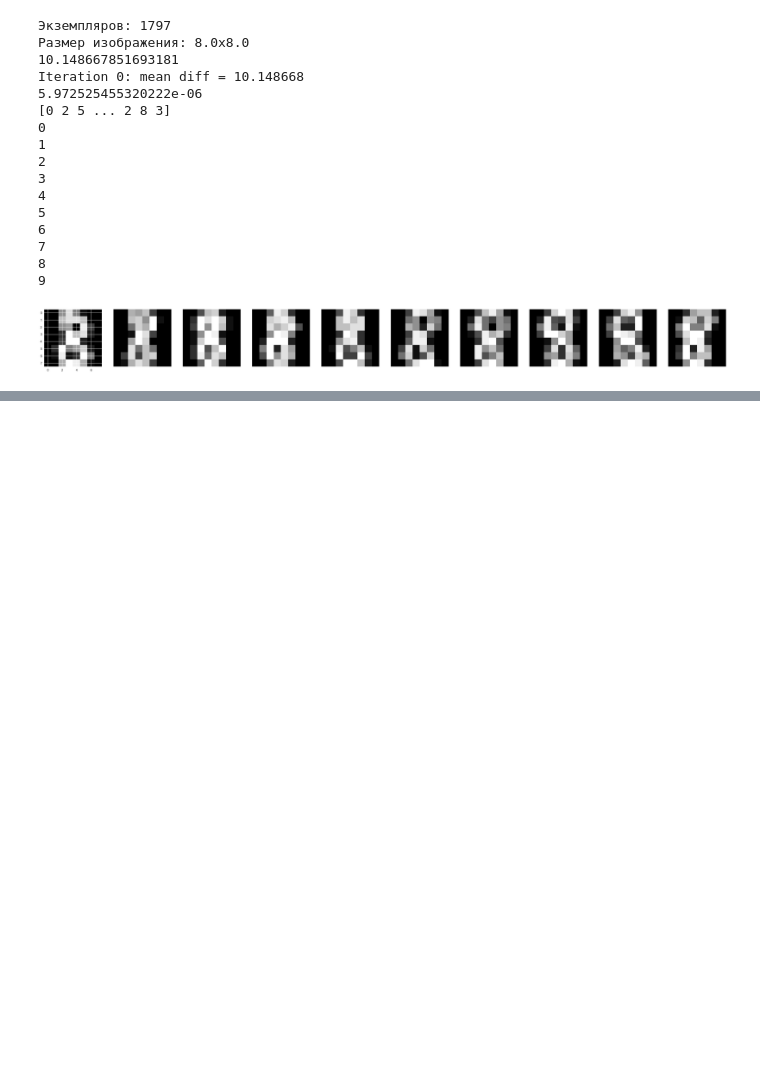
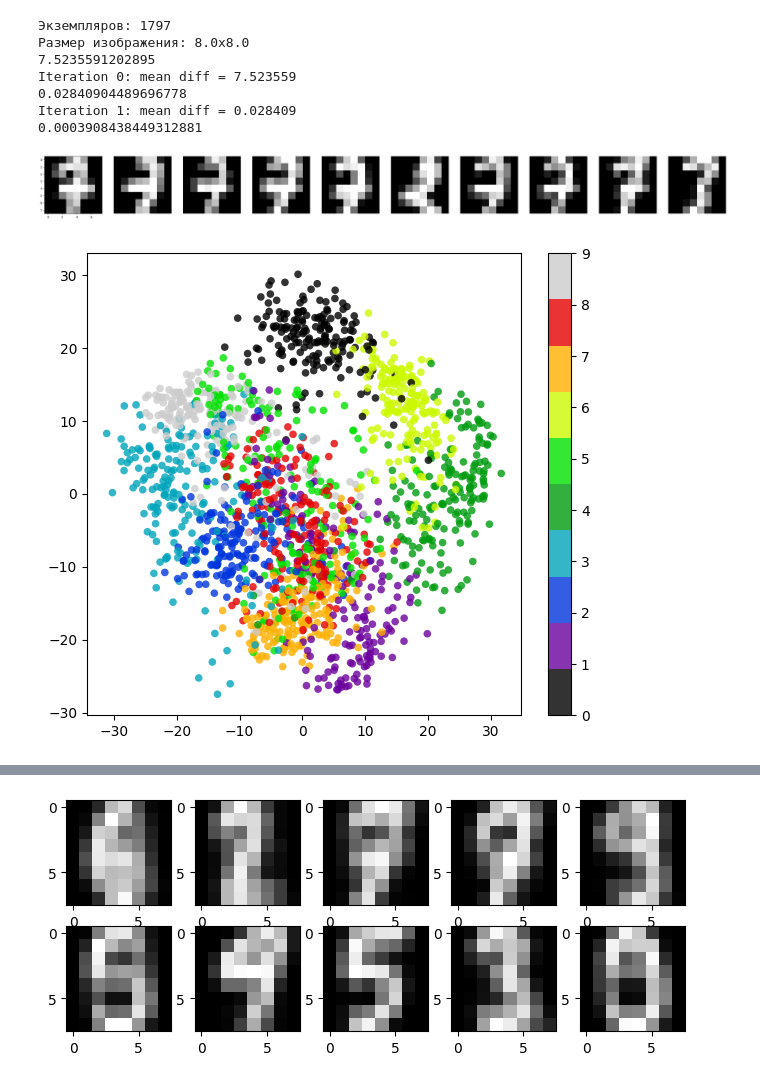
Before and after one commit to Vallley/ml-basics, a Jupyter notebook: k-means/test_k-means.ipynb, the cells around one changed output, grey strips where cells are left out. Saved outputs shown, nothing was run; the diff lists cells and outputs as text; code cells hidden in the pictures; blank space fills up the shorter version.

```diff
--- a/k-means/test_k-means.ipynb
+++ b/k-means/test_k-means.ipynb
@@ -1,45 +1,55 @@
 # %%
 from kMean import *
-
+from sklearn.decomposition import PCA
 from sklearn import datasets
+import matplotlib.pyplot as plt
 
 X, y = datasets.load_digits(return_X_y=True)
 
 print("Экземпляров: {}\nРазмер изображения: {}x{}".format(X.shape[0], np.sqrt(X.shape[1]), np.sqrt(X.shape[1])))
 
-clusters_mnist, labels_mnist, cent_history = kmeans_fit_predict(X, k=10, low=np.min(X), high=np.max(X))
+clusters_mnist, labels_mnist, cent_history = kmeans_fit_predict(X, k=10, low=np.min(X), high=np.max(X), tol=0.005)
 
 pred_lables = labels_mnist[:, -1].astype(int)
 
 number = 3  # Номер кластера
 count = 10  # Кол-во примеров
 testX = X[y == number]
 
 testX[0, :].reshape([8, 8])
 f, axes = plt.subplots(1, count, sharey=True, figsize=(40, 6))
 i = 0
-for y in X[pred_lables == number]:
-    print(i)
-    axes[i].imshow(y.reshape([8, 8]), cmap='gray')
+for x in X[pred_lables == number]:
+    axes[i].imshow(x.reshape([8, 8]), cmap='gray')
     i += 1
     if i == count:
         break
     axes[i].axis('off')
+
+pca = PCA(n_components=2, random_state=42)  # 2 компоненты, значит 2-мерное представление
+X_reduced = pca.fit_transform(X)
+plt.figure(figsize=(7, 6))
+plt.scatter(X_reduced[:, 0], X_reduced[:, 1], c=y, cmap=plt.cm.get_cmap('nipy_spectral', 10),
+            edgecolor='none', alpha=0.8, s=30, )
+plt.colorbar()
+
+plt.figure(figsize=(7, 6))
+plt.scatter(X_reduced[:, 0], X_reduced[:, 1], c=pred_lables, cmap=plt.cm.get_cmap('nipy_spectral', 10),
+            edgecolor='none', alpha=0.8, s=30, )
+plt.colorbar()
+
+plt.figure(figsize=(8, 3))
+
+for i, center in enumerate(clusters_mnist):
+    plt.subplot(2, 5, i + 1)
+    plt.imshow(center[:].reshape([8, 8]), cmap='gray')
 # %% [output]
 Экземпляров: 1797
 Размер изображения: 8.0x8.0
-10.148667851693181
-Iteration 0: mean diff = 10.148668
-5.972525455320222e-06
-[0 2 5 ... 2 8 3]
-0
-1
-2
-3
-4
-5
-6
-7
-8
-9
+7.5235591202895
+Iteration 0: mean diff = 7.523559
+0.02840904489696778
+Iteration 1: mean diff = 0.028409
+0.0003908438449312881
-[figure, old version]
+[figure, new version]
+[figure, added]
@@ -45,0 +57 @@ Iteration 0: mean diff = 10.148668
+[figure, added]
```
Also changed, not shown: parts of 1 cell of this notebook, 4 other files.
